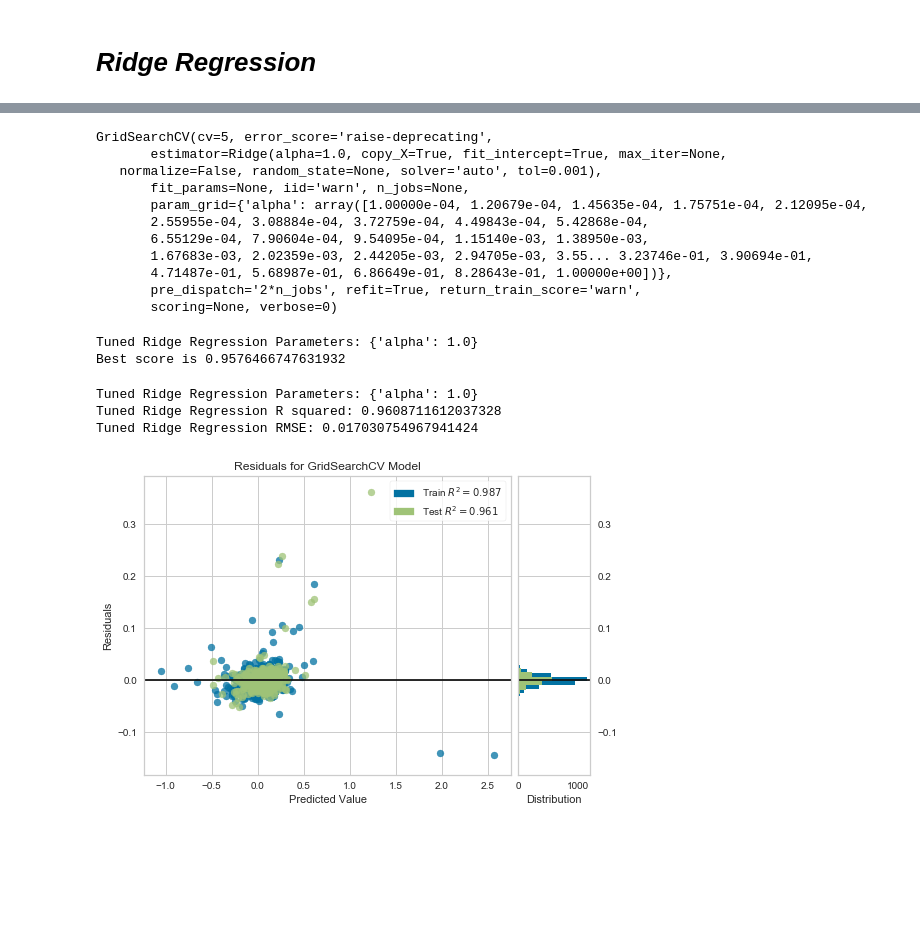
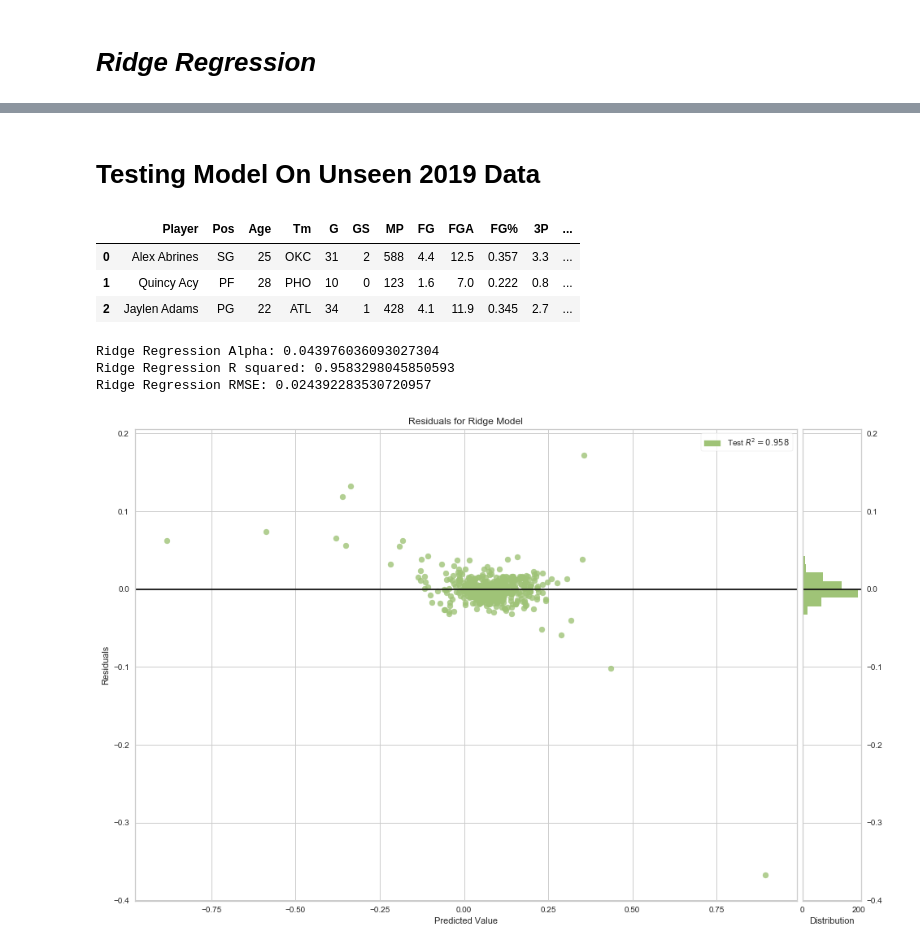
Before and after one commit to earny-joe/Springboard-DS-Portfolio, a Jupyter notebook: capstone_1/basketball/Individual_Player_Stats/winshares-ML.ipynb, the cells around one changed output, grey strips where cells are left out. Saved outputs shown, nothing was run; the diff lists cells and outputs as text; code cells hidden in the pictures; blank space fills up the shorter version.

```diff
--- a/capstone_1/basketball/Individual_Player_Stats/winshares-ML.ipynb
+++ b/capstone_1/basketball/Individual_Player_Stats/winshares-ML.ipynb
@@ -267,0 +332,3 @@ display_plot(ridge_scores, ridge_scores_std)
+# %%
+ridge2 = Ridge(alpha = ridge_grid.best_params_['alpha'], normalize = False)
+ridge2.fit(Xs_train, y_train)
@@ -268 +383,18 @@ display_plot(ridge_scores, ridge_scores_std)
+# %% [markdown]
+# Testing Model On Unseen 2019 Data
+# %%
+df_2019 = pd.read_csv('data/df_2019.csv')
+
+df_2019.head(3)
+# %% [output]
+|  | Player | Pos | Age | Tm | G | GS | MP | FG | FGA | FG% | 3P | ... |
+| 0 | Alex Abrines | SG | 25 | OKC | 31 | 2 | 588 | 4.4 | 12.5 | 0.357 | 3.3 | ... |
+| 1 | Quincy Acy | PF | 28 | PHO | 10 | 0 | 123 | 1.6 | 7.0 | 0.222 | 0.8 | ... |
+| 2 | Jaylen Adams | PG | 22 | ATL | 34 | 1 | 428 | 4.1 | 11.9 | 0.345 | 2.7 | ... |
+# %%
+X_2019 = df_2019[features]
+y_2019 = df_2019['WS/48']
+# %%
+# scale features
+X_2019_scaled = scale(X_2019)
 # %%
@@ -283,22 +402,0 @@ ridge_cv = GridSearchCV(ridge, param_grid, cv=5)
-# %%
-# fit the model
-ridge_cv.fit(X_train, y_train)
-# %% [output]
-GridSearchCV(cv=5, error_score='raise-deprecating',
-       estimator=Ridge(alpha=1.0, copy_X=True, fit_intercept=True, max_iter=None,
-   normalize=False, random_state=None, solver='auto', tol=0.001),
-       fit_params=None, iid='warn', n_jobs=None,
-       param_grid={'alpha': array([1.00000e-04, 1.20679e-04, 1.45635e-04, 1.75751e-04, 2.12095e-04,
-       2.55955e-04, 3.08884e-04, 3.72759e-04, 4.49843e-04, 5.42868e-04,
-       6.55129e-04, 7.90604e-04, 9.54095e-04, 1.15140e-03, 1.38950e-03,
-       1.67683e-03, 2.02359e-03, 2.44205e-03, 2.94705e-03, 3.55... 3.23746e-01, 3.90694e-01,
-       4.71487e-01, 5.68987e-01, 6.86649e-01, 8.28643e-01, 1.00000e+00])},
-       pre_dispatch='2*n_jobs', refit=True, return_train_score='warn',
-       scoring=None, verbose=0)
-# %%
-# Print the tuned parameters and score
-print("Tuned Ridge Regression Parameters: {}".format(ridge_cv.best_params_))
-print("Best score is {}".format(ridge_cv.best_score_))
-# %% [output]
-Tuned Ridge Regression Parameters: {'alpha': 1.0}
-Best score is 0.9576466747631932
@@ -310,18 +403,22 @@ rmse = np.sqrt(mean_squared_error(y_test, y_pred))
 # %%
-print("Tuned Ridge Regression Parameters: {}".format(ridge_cv.best_params_))
-print("Tuned Ridge Regression R squared: {}".format(r2))
-print("Tuned Ridge Regression RMSE: {}".format(rmse))
+y_pred = ridge2.predict(X_2019_scaled)
+r2 = ridge2.score(X_2019_scaled, y_2019)
+rmse = np.sqrt(mean_squared_error(y_2019, y_pred))
+
+print("Ridge Regression Alpha: {}".format(ridge_grid.best_params_['alpha']))
+print("Ridge Regression R squared: {}".format(r2))
+print("Ridge Regression RMSE: {}".format(rmse))
 # %% [output]
-Tuned Ridge Regression Parameters: {'alpha': 1.0}
-Tuned Ridge Regression R squared: 0.9608711612037328
-Tuned Ridge Regression RMSE: 0.017030754967941424
+Ridge Regression Alpha: 0.043976036093027304
+Ridge Regression R squared: 0.9583298045850593
+Ridge Regression RMSE: 0.024392283530720957
 # %%
 from yellowbrick.regressor import ResidualsPlot
 
-visualizer = ResidualsPlot(ridge_cv)
+visualizer = ResidualsPlot(ridge2, size=(1152, 768), alpha = 0.8)
 
-visualizer.fit(X_train, y_train)  # Fit the training data to the model
-visualizer.score(X_test, y_test)  # Evaluate the model on the test data
-visualizer.poof()                 # Draw/show/poof the data
+# visualizer.fit(X_train, y_train)  # Fit the training data to the model
+visualizer.score(X_2019_scaled, y_2019)  # Evaluate the model on the test data
+visualizer.poof();                # Draw/show/poof the data
 # %% [output]
-[figure, old version]
+[figure, new version]
```
Also changed, not shown: parts of 30 cells of this notebook, 1 other file.
